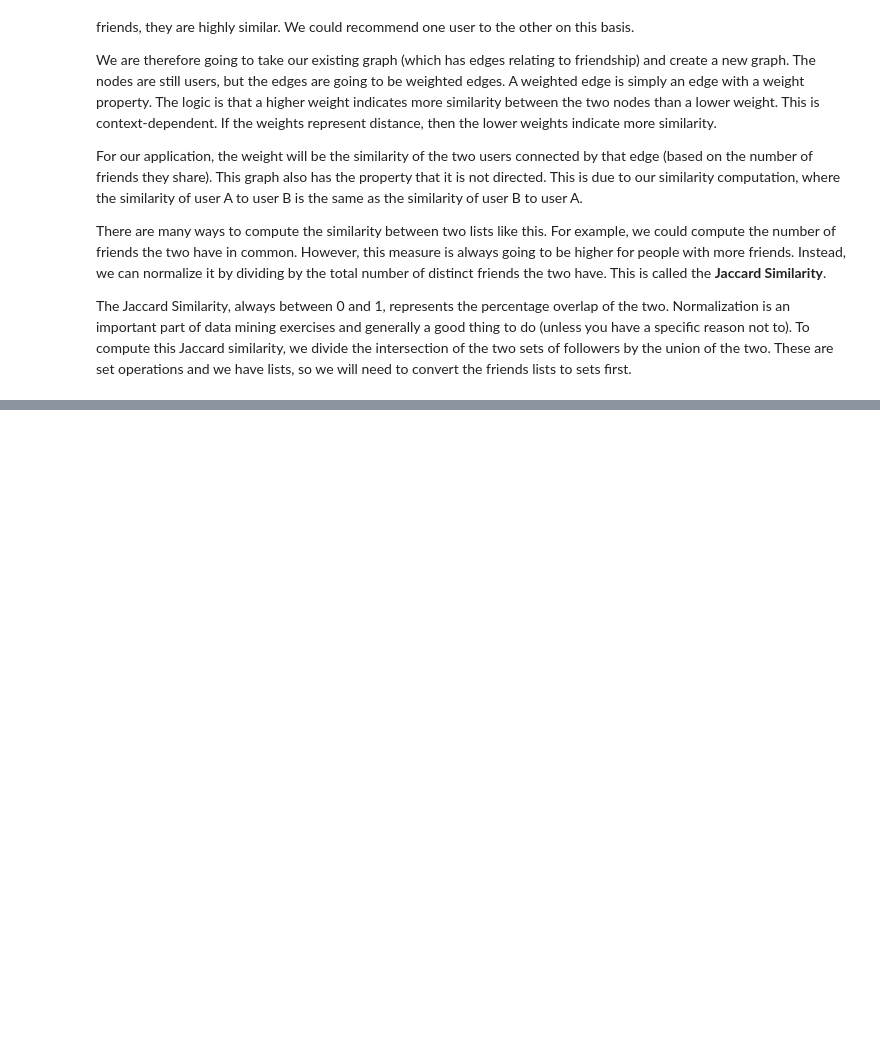
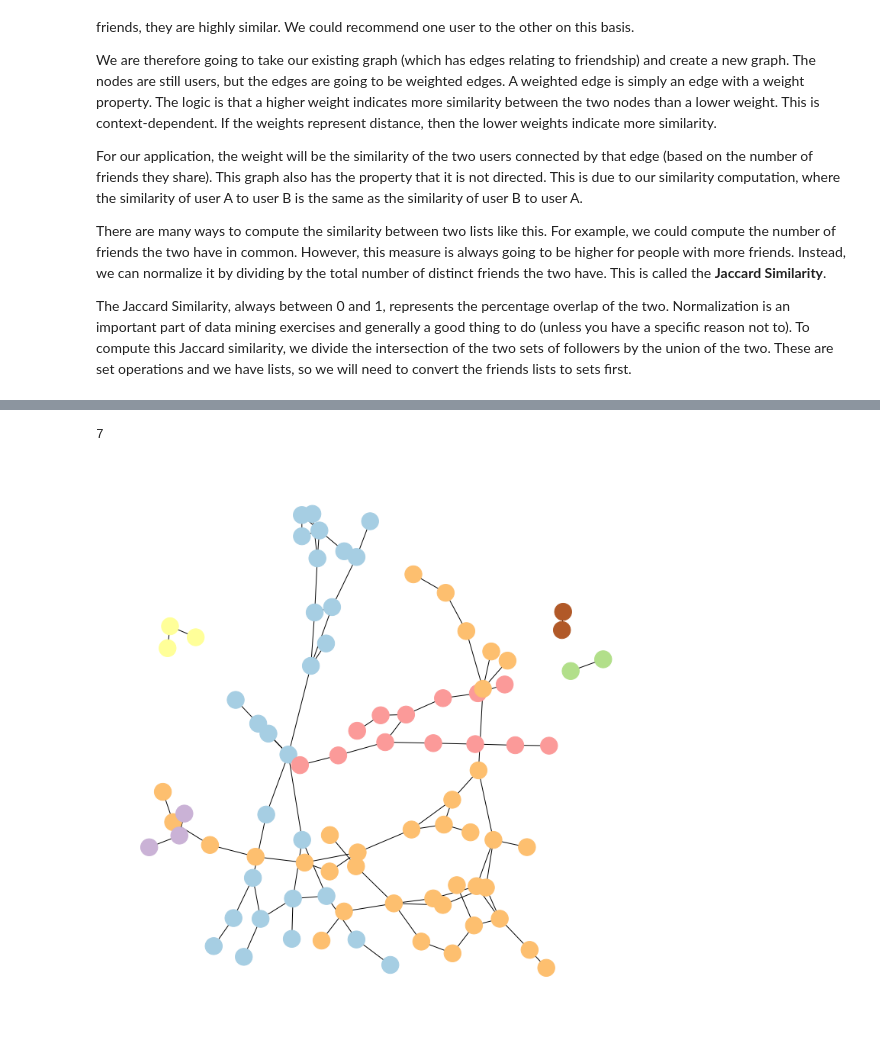
Before and after one commit to beauvilerobed/data-mining-with-python, a Jupyter notebook: 7_DiscorverAccountsGraphMining.ipynb, the cells around one changed output, grey strips where cells are left out. Saved outputs shown, nothing was run; the diff lists cells and outputs as text; code cells hidden in the pictures; blank space fills up the shorter version.

```diff
--- a/7_DiscorverAccountsGraphMining.ipynb
+++ b/7_DiscorverAccountsGraphMining.ipynb
@@ -154,0 +172,6 @@ of at least 0.1.
+# %%
+G, weights = create_graph(friends, 0.19)
+sub_graphs = [G.subgraph(c) for c in nx.connected_components(G)]
+for i, sub_graph in enumerate(sub_graphs):
+    n_nodes = len(sub_graph.nodes())
+    print(f"Subgraph {i} has {n_nodes} nodes")
@@ -154,0 +186,14 @@ of at least 0.1.
+# %%
+sub_graphs = [G.subgraph(c).copy() for c in nx.connected_components(G)]
+print(len(sub_graphs))
+label_dict = {}
+for i, sub_graph in enumerate(sub_graphs):
+    for node in sub_graph.nodes():
+        label_dict[node] = i
+labels = [label_dict[node] for node in G.nodes()]
+
+plt.figure(figsize=(10,10))
+nx.draw(G,node_color=labels,cmap=plt.cm.Paired, node_size=500)
+# %% [output]
+7
+[figure, added]
```
Also changed, not shown: parts of 19 cells of this notebook.
